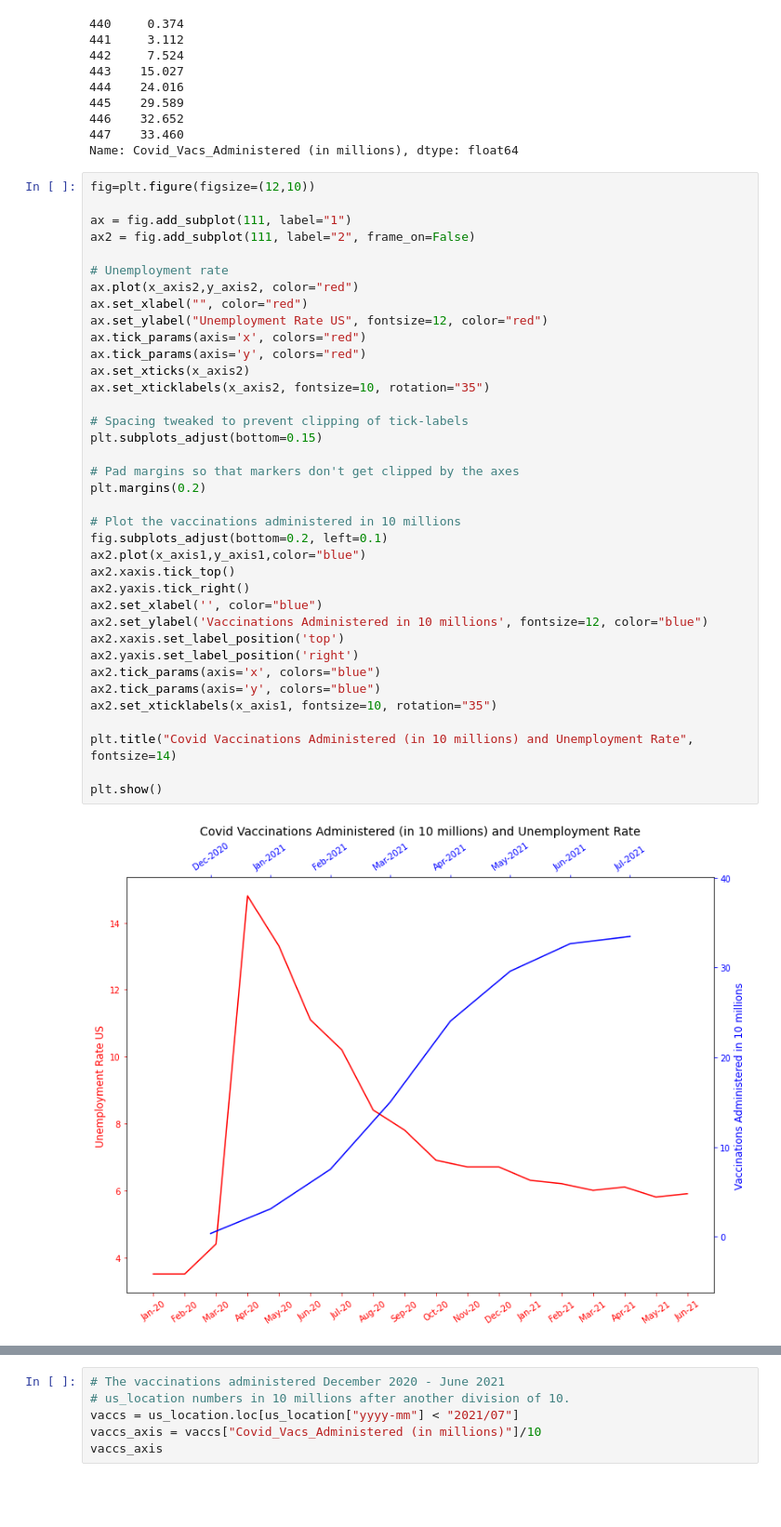
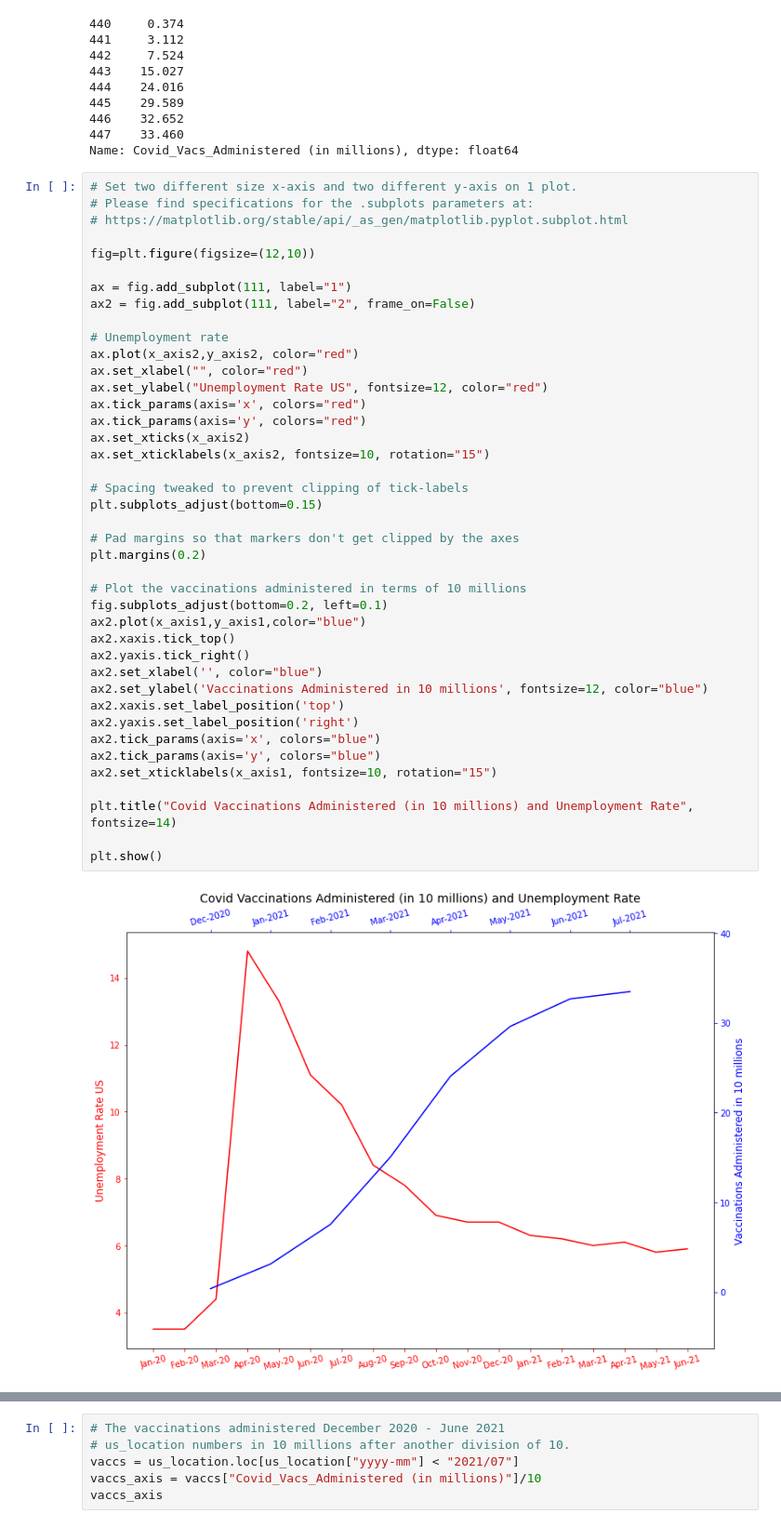
Before and after one commit to meetk5/Team-Project1, a Jupyter notebook: Covid-19 Vaccination administrated and its impact on US Unemployment-checkpoint.ipynb, the cells around one changed output, grey strips where cells are left out. Shown: that part at 93% size. Cells and saved outputs as stored; diff of their text form; blank space fills up the shorter version.

```diff
--- a/Covid-19 Vaccination administrated and its impact on US Unemployment-checkpoint.ipynb
+++ b/Covid-19 Vaccination administrated and its impact on US Unemployment-checkpoint.ipynb
@@ -152,6 +109,10 @@ y_axis1
 447    33.460
 Name: Covid_Vacs_Administered (in millions), dtype: float64
 # %%
+# Set two different size x-axis and two different y-axis on 1 plot.
+# Please find specifications for the .subplots parameters at:
+# https://matplotlib.org/stable/api/_as_gen/matplotlib.pyplot.subplot.html
+
 fig=plt.figure(figsize=(12,10))
 
 ax = fig.add_subplot(111, label="1")
@@ -159,34 +120,34 @@ ax2 = fig.add_subplot(111, label="2", frame_on=False)
 
 # Unemployment rate
 ax.plot(x_axis2,y_axis2, color="red")
 ax.set_xlabel("", color="red")
 ax.set_ylabel("Unemployment Rate US", fontsize=12, color="red")
 ax.tick_params(axis='x', colors="red")
 ax.tick_params(axis='y', colors="red")
 ax.set_xticks(x_axis2)
-ax.set_xticklabels(x_axis2, fontsize=10, rotation="35")
+ax.set_xticklabels(x_axis2, fontsize=10, rotation="15")
 
 # Spacing tweaked to prevent clipping of tick-labels
 plt.subplots_adjust(bottom=0.15)
 
 # Pad margins so that markers don't get clipped by the axes
 plt.margins(0.2)
 
-# Plot the vaccinations administered in 10 millions
+# Plot the vaccinations administered in terms of 10 millions
 fig.subplots_adjust(bottom=0.2, left=0.1)
 ax2.plot(x_axis1,y_axis1,color="blue")
 ax2.xaxis.tick_top()
 ax2.yaxis.tick_right()
 ax2.set_xlabel('', color="blue")
 ax2.set_ylabel('Vaccinations Administered in 10 millions', fontsize=12, color="blue")
 ax2.xaxis.set_label_position('top')
 ax2.yaxis.set_label_position('right')
 ax2.tick_params(axis='x', colors="blue")
 ax2.tick_params(axis='y', colors="blue")
-ax2.set_xticklabels(x_axis1, fontsize=10, rotation="35")
+ax2.set_xticklabels(x_axis1, fontsize=10, rotation="15")
 
 plt.title("Covid Vaccinations Administered (in 10 millions) and Unemployment Rate", fontsize=14)
 
 plt.show()
 # %% [output]
-[figure, old version]
+[figure, new version]
```
Also changed, not shown: parts of 12 cells of this notebook.
